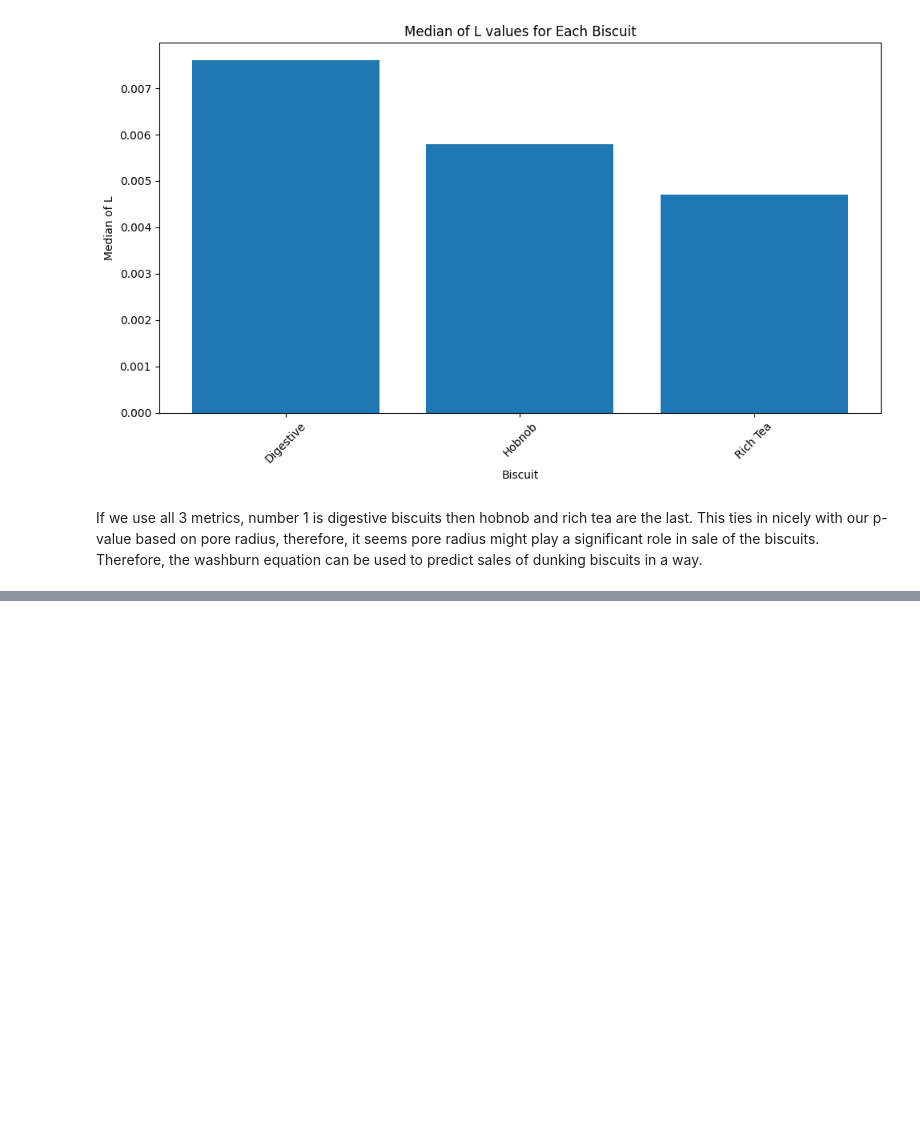
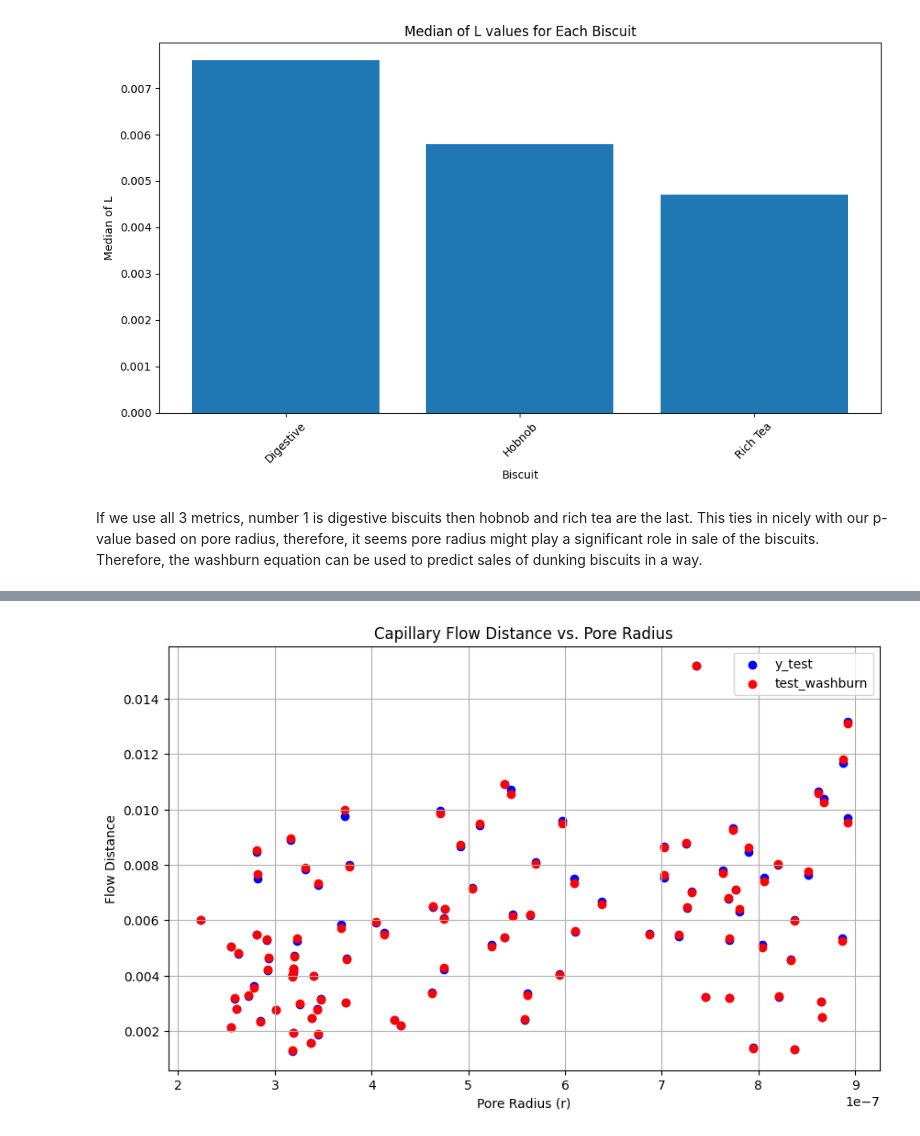
Before and after one commit to KayVeeZ/dunking_biscuits, a Jupyter notebook: testing_notebook.ipynb, the cells around one changed output, grey strips where cells are left out. Cells and saved outputs as stored; diff of their text form; code cells hidden in the pictures; blank space fills up the shorter version.

```diff
--- a/testing_notebook.ipynb
+++ b/testing_notebook.ipynb
@@ -1355,0 +1439,21 @@ If we use all 3 metrics, number 1 is digestive biscuits then hobnob and rich tea
+# %%
+# Plotting
+plt.figure(figsize=(10, 6))
+
+# Plotting y_test
+plt.scatter(X_test['r'], y_test, color='blue', label='y_test')
+
+# Plotting test_washburn
+plt.scatter(X_test['r'], test_washburn, color='red', label='test_washburn')
+
+# Adding labels and title
+plt.xlabel('Pore Radius (r)')
+plt.ylabel('Flow Distance')
+plt.title('Capillary Flow Distance vs. Pore Radius')
+plt.legend()
+
+# Display the plot
+plt.grid(True)
+plt.show()
+# %% [output]
+[figure, added]
```
Also changed, not shown: parts of 33 cells of this notebook, 4 other files.
